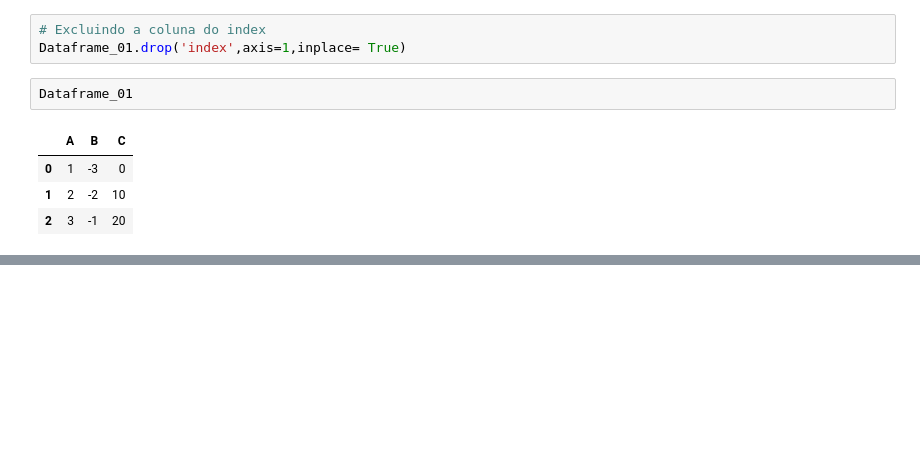
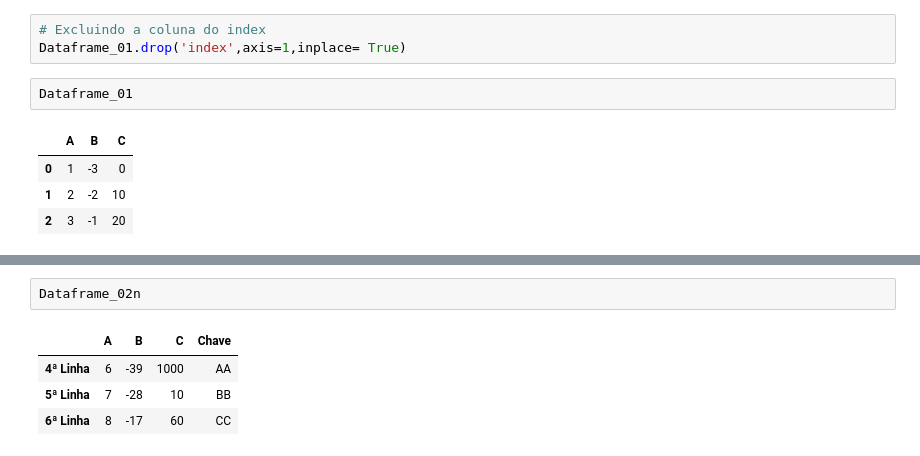
Before and after one commit to danielvieira95/Inteligencia_Artificial_2025, a Jupyter notebook: Turma-A/aula02/codigo.ipynb, the cells around one changed output, grey strips where cells are left out. Saved outputs shown, nothing was run; the diff lists cells and outputs as text; blank space fills up the shorter version.

```diff
--- a/Turma-A/aula02/codigo.ipynb
+++ b/Turma-A/aula02/codigo.ipynb
@@ -249,0 +291,7 @@ Dataframe_01
+# %%
+Dataframe_02n
+# %% [output]
+|  | A | B | C | Chave |
+| 4ª Linha | 6 | -39 | 1000 | AA |
+| 5ª Linha | 7 | -28 | 10 | BB |
+| 6ª Linha | 8 | -17 | 60 | CC |
```
Also changed, not shown: parts of 3 cells of this notebook.
